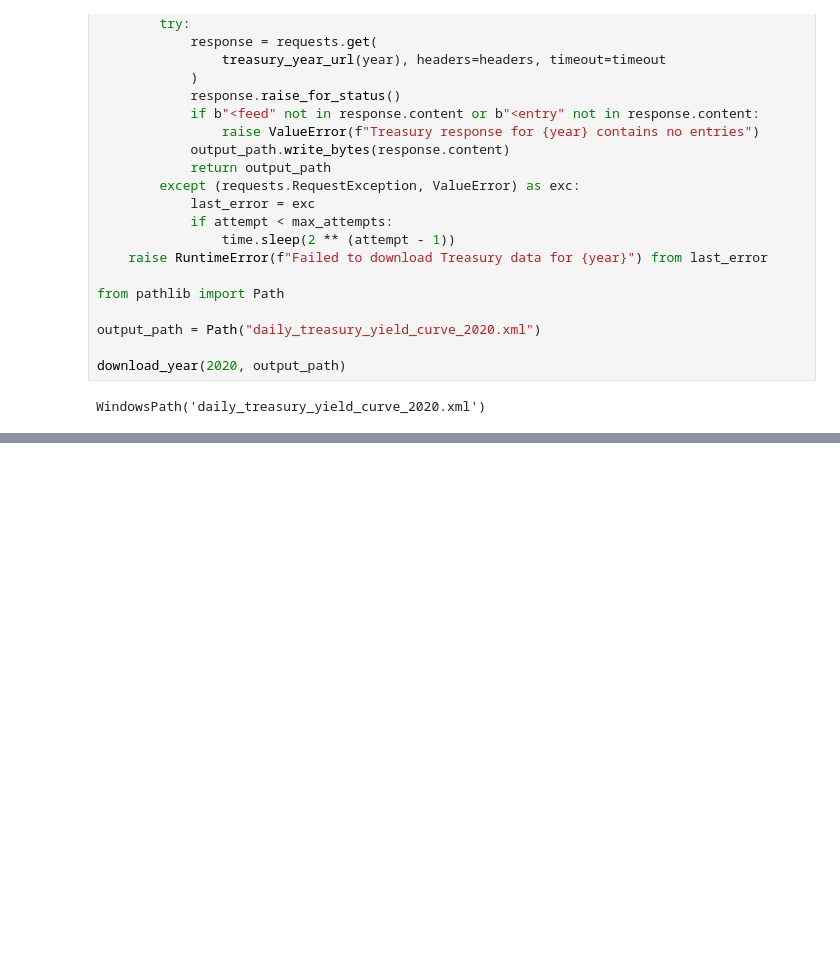
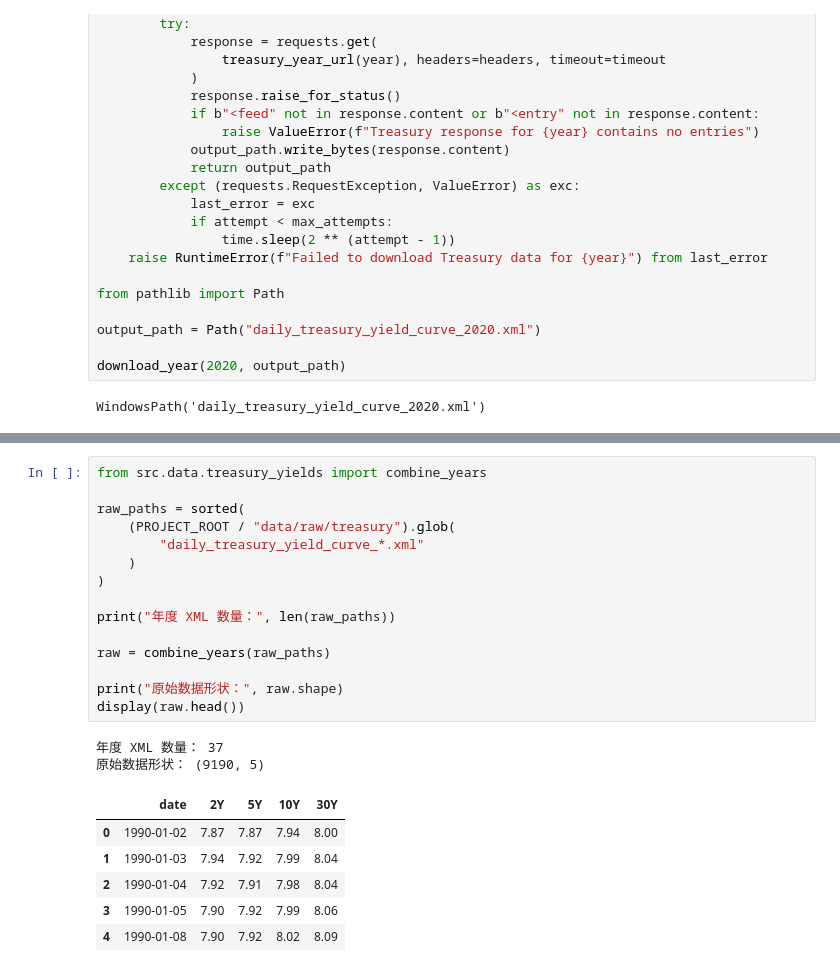
Before and after one commit to JinxuJiang/treasury-pca-strategy, a Jupyter notebook: notebook/test.ipynb, the cells around one changed output, grey strips where cells are left out. Drawn from its saved outputs; the diff is of its cells as text; blank space fills up the shorter version.

```diff
--- a/test.ipynb
+++ b/notebook/test.ipynb
@@ -152,0 +286,24 @@ WindowsPath('daily_treasury_yield_curve_2020.xml')
+# %%
+from src.data.treasury_yields import combine_years
+
+raw_paths = sorted(
+    (PROJECT_ROOT / "data/raw/treasury").glob(
+        "daily_treasury_yield_curve_*.xml"
+    )
+)
+
+print("年度 XML 数量：", len(raw_paths))
+
+raw = combine_years(raw_paths)
+
+print("原始数据形状：", raw.shape)
+display(raw.head())
+# %% [output]
+年度 XML 数量： 37
+原始数据形状： (9190, 5)
+|  | date | 2Y | 5Y | 10Y | 30Y |
+| 0 | 1990-01-02 | 7.87 | 7.87 | 7.94 | 8.00 |
+| 1 | 1990-01-03 | 7.94 | 7.92 | 7.99 | 8.04 |
+| 2 | 1990-01-04 | 7.92 | 7.91 | 7.98 | 8.04 |
+| 3 | 1990-01-05 | 7.90 | 7.92 | 7.99 | 8.06 |
+| 4 | 1990-01-08 | 7.90 | 7.92 | 8.02 | 8.09 |
```
Also changed, not shown: parts of 7 cells of this notebook, 8 other files.
